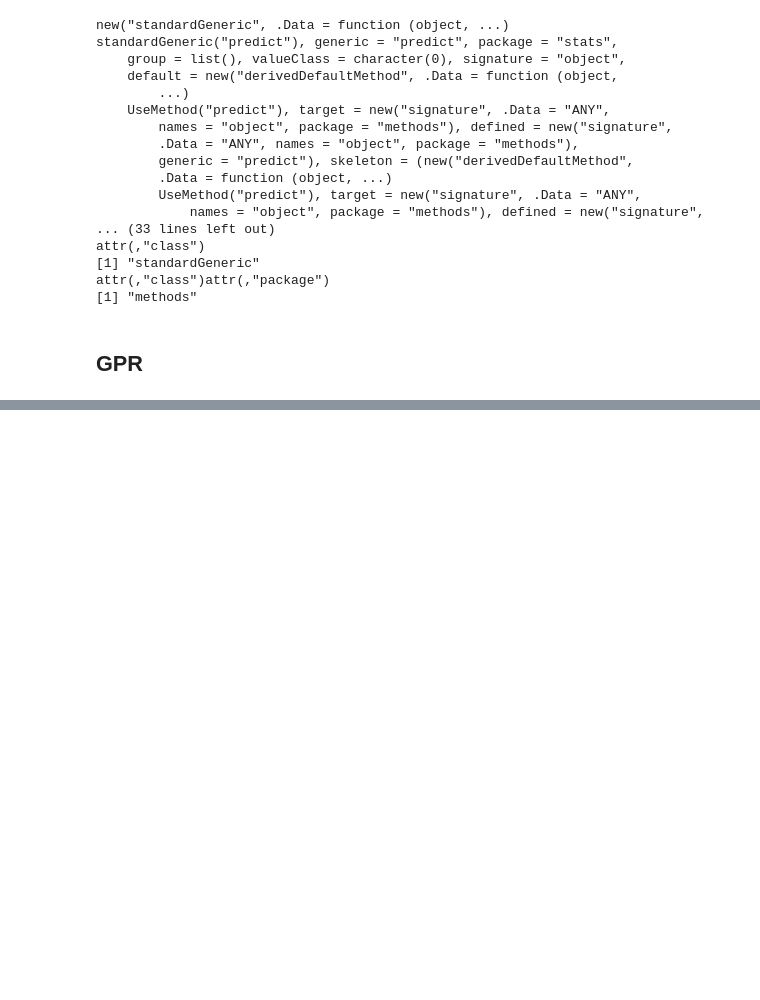
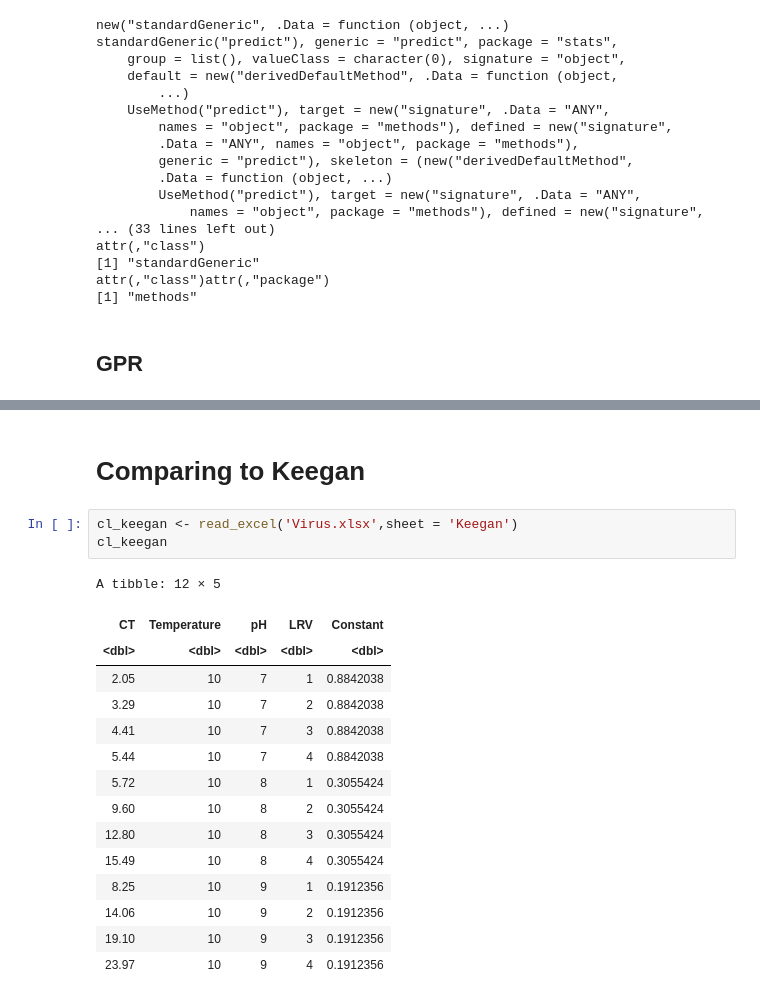
Before and after one commit to almabartholow/Virus-Inactivation-Analysis, a Jupyter notebook: Virus_Analysis.ipynb, the cells around one changed output, grey strips where cells are left out. Cells and saved outputs as stored; diff of their text form; blank space fills up the shorter version.

```diff
--- a/Virus_Analysis.ipynb
+++ b/Virus_Analysis.ipynb
@@ -6680,3 +6761,24 @@ print(grid)
 23  8          25       2.2671228         0.6084678            6.5738890
 24  9          25       0.4107071         0.0000000                  Inf
 25 10          25       0.3252202         0.0000000                  Inf
+# %% [markdown]
+# Comparing to Keegan
+# %%
+cl_keegan <- read_excel('Virus.xlsx',sheet = 'Keegan')
+cl_keegan
+# %% [output]
+A tibble: 12 × 5
+| CT | Temperature | pH | LRV | Constant |
+| <dbl> | <dbl> | <dbl> | <dbl> | <dbl> |
+| 2.05 | 10 | 7 | 1 | 0.8842038 |
+| 3.29 | 10 | 7 | 2 | 0.8842038 |
+| 4.41 | 10 | 7 | 3 | 0.8842038 |
+| 5.44 | 10 | 7 | 4 | 0.8842038 |
+| 5.72 | 10 | 8 | 1 | 0.3055424 |
+| 9.60 | 10 | 8 | 2 | 0.3055424 |
+| 12.80 | 10 | 8 | 3 | 0.3055424 |
+| 15.49 | 10 | 8 | 4 | 0.3055424 |
+| 8.25 | 10 | 9 | 1 | 0.1912356 |
+| 14.06 | 10 | 9 | 2 | 0.1912356 |
+| 19.10 | 10 | 9 | 3 | 0.1912356 |
+| 23.97 | 10 | 9 | 4 | 0.1912356 |
```
Also changed, not shown: parts of 47 cells of this notebook.
